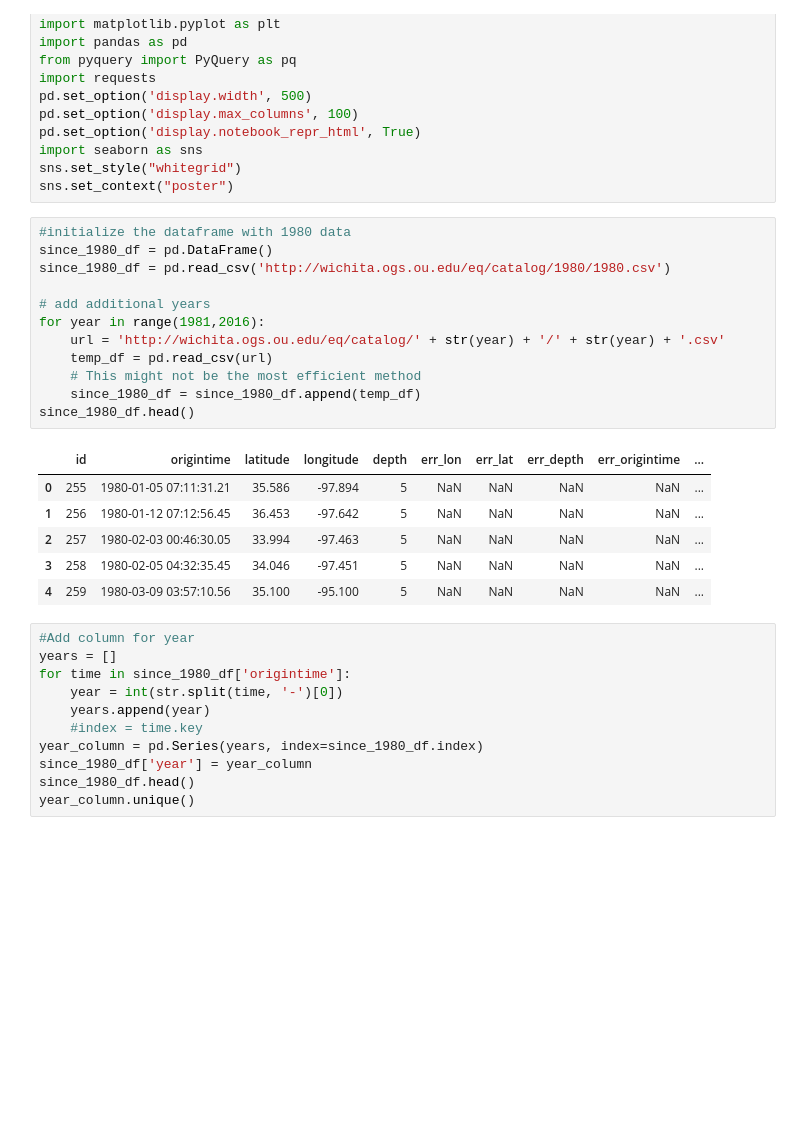
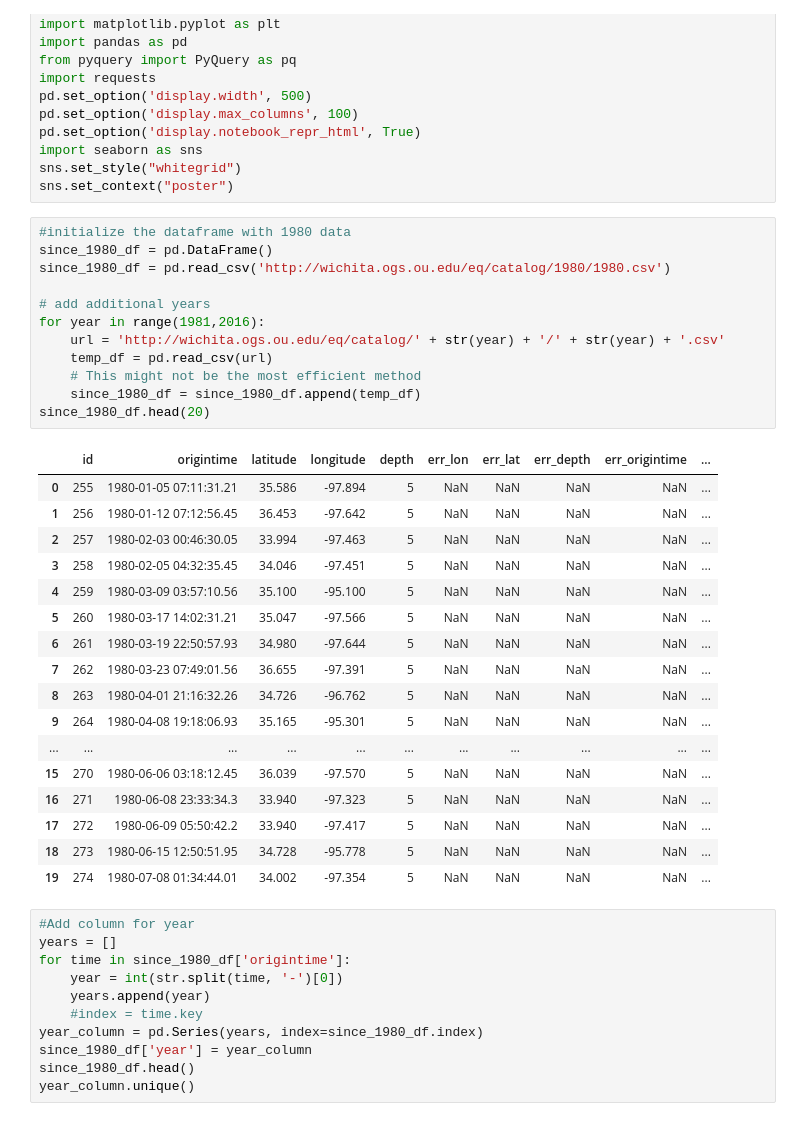
Before and after one commit to tperol/earthquake-clusters, a Jupyter notebook: explore_data_eric.ipynb, the cells around one changed output. Drawn from its saved outputs; the diff is of its cells as text; blank space fills up the shorter version.

```diff
--- a/explore_data_eric.ipynb
+++ b/explore_data_eric.ipynb
@@ -18,22 +18,33 @@ sns.set_context("poster")
 # %%
 #initialize the dataframe with 1980 data
 since_1980_df = pd.DataFrame()
 since_1980_df = pd.read_csv('http://wichita.ogs.ou.edu/eq/catalog/1980/1980.csv')
 
 # add additional years
 for year in range(1981,2016):
     url = 'http://wichita.ogs.ou.edu/eq/catalog/' + str(year) + '/' + str(year) + '.csv'
     temp_df = pd.read_csv(url)
     # This might not be the most efficient method
     since_1980_df = since_1980_df.append(temp_df)
-since_1980_df.head()
+since_1980_df.head(20)
 # %% [output]
 |  | id | origintime | latitude | longitude | depth | err_lon | err_lat | err_depth | err_origintime | ... |
 | 0 | 255 | 1980-01-05 07:11:31.21 | 35.586 | -97.894 | 5 | NaN | NaN | NaN | NaN | ... |
 | 1 | 256 | 1980-01-12 07:12:56.45 | 36.453 | -97.642 | 5 | NaN | NaN | NaN | NaN | ... |
 | 2 | 257 | 1980-02-03 00:46:30.05 | 33.994 | -97.463 | 5 | NaN | NaN | NaN | NaN | ... |
 | 3 | 258 | 1980-02-05 04:32:35.45 | 34.046 | -97.451 | 5 | NaN | NaN | NaN | NaN | ... |
 | 4 | 259 | 1980-03-09 03:57:10.56 | 35.100 | -95.100 | 5 | NaN | NaN | NaN | NaN | ... |
+| 5 | 260 | 1980-03-17 14:02:31.21 | 35.047 | -97.566 | 5 | NaN | NaN | NaN | NaN | ... |
+| 6 | 261 | 1980-03-19 22:50:57.93 | 34.980 | -97.644 | 5 | NaN | NaN | NaN | NaN | ... |
+| 7 | 262 | 1980-03-23 07:49:01.56 | 36.655 | -97.391 | 5 | NaN | NaN | NaN | NaN | ... |
+| 8 | 263 | 1980-04-01 21:16:32.26 | 34.726 | -96.762 | 5 | NaN | NaN | NaN | NaN | ... |
+| 9 | 264 | 1980-04-08 19:18:06.93 | 35.165 | -95.301 | 5 | NaN | NaN | NaN | NaN | ... |
+| ... | ... | ... | ... | ... | ... | ... | ... | ... | ... | ... |
+| 15 | 270 | 1980-06-06 03:18:12.45 | 36.039 | -97.570 | 5 | NaN | NaN | NaN | NaN | ... |
+| 16 | 271 | 1980-06-08 23:33:34.3 | 33.940 | -97.323 | 5 | NaN | NaN | NaN | NaN | ... |
+| 17 | 272 | 1980-06-09 05:50:42.2 | 33.940 | -97.417 | 5 | NaN | NaN | NaN | NaN | ... |
+| 18 | 273 | 1980-06-15 12:50:51.95 | 34.728 | -95.778 | 5 | NaN | NaN | NaN | NaN | ... |
+| 19 | 274 | 1980-07-08 01:34:44.01 | 34.002 | -97.354 | 5 | NaN | NaN | NaN | NaN | ... |
 # %%
 #Add column for year
 years = []
```
Also changed, not shown: parts of 3 cells of this notebook.
